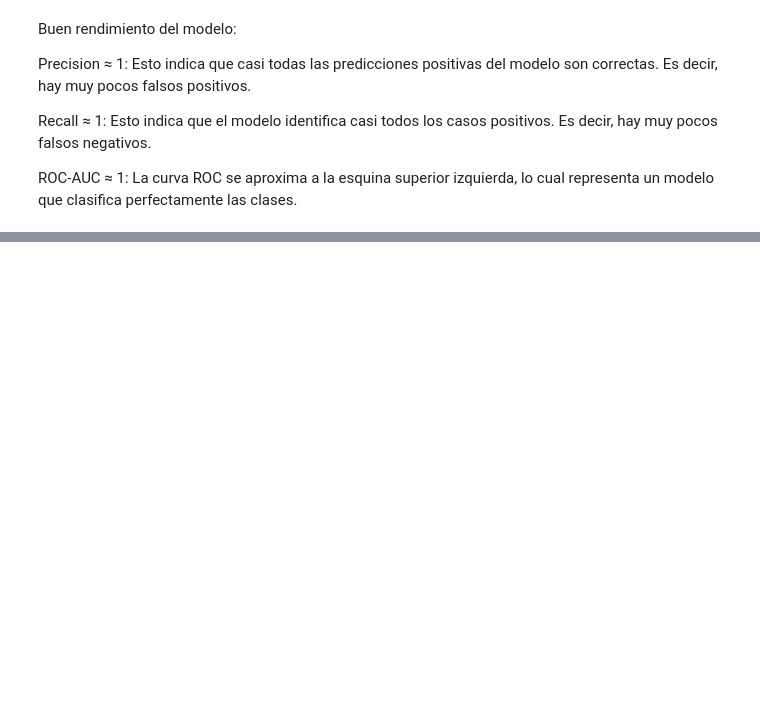
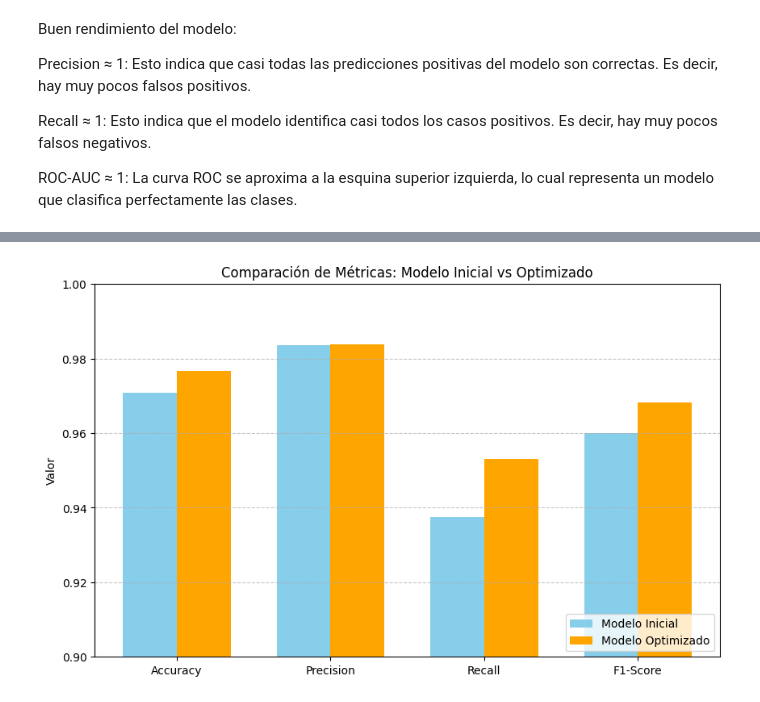
Before and after one commit to JoseMariaPY/proyecto-final-andino-duarte, a Jupyter notebook: proyecto-final-UCOM.ipynb, the cells around one changed output, grey strips where cells are left out. Drawn from its saved outputs; the diff is of its cells as text; code cells hidden in the pictures; blank space fills up the shorter version.

```diff
--- a/proyecto-final-UCOM.ipynb
+++ b/proyecto-final-UCOM.ipynb
@@ -388,0 +412,31 @@ ROC-AUC ≈ 1: La curva ROC se aproxima a la esquina superior izquierda, lo cual
+# %%
+"""
+metricas de ambos modelos para comparar en un gráfico de barras.
+"""
+# Métricas del modelo inicial
+metrics_initial = [accuracy, precision, recall, f1]
+# Métricas del modelo optimizado
+metrics_optimized = [accuracy_optimized, precision_optimized, recall_optimized, f1_optimized]
+# Nombres de las métricas
+metric_names = ['Accuracy', 'Precision', 'Recall', 'F1-Score']
+
+# Crear el gráfico de barras
+x = np.arange(len(metric_names))
+width = 0.35  # Ancho de las barras
+
+plt.figure(figsize=(10, 6))
+plt.bar(x - width/2, metrics_initial, width, label='Modelo Inicial', color='skyblue')
+plt.bar(x + width/2, metrics_optimized, width, label='Modelo Optimizado', color='orange')
+
+# Añadir etiquetas y leyenda
+plt.title('Comparación de Métricas: Modelo Inicial vs Optimizado')
+plt.xticks(x, metric_names)
+plt.ylabel('Valor')
+plt.ylim(0.9, 1.0)  # Escalar para mayor detalle
+plt.legend(loc='lower right')
+plt.grid(axis='y', linestyle='--', alpha=0.7)
+
+# Mostrar el gráfico
+plt.show()
+# %% [output]
+[figure, added]
```
Also changed, not shown: parts of 9 cells of this notebook.
